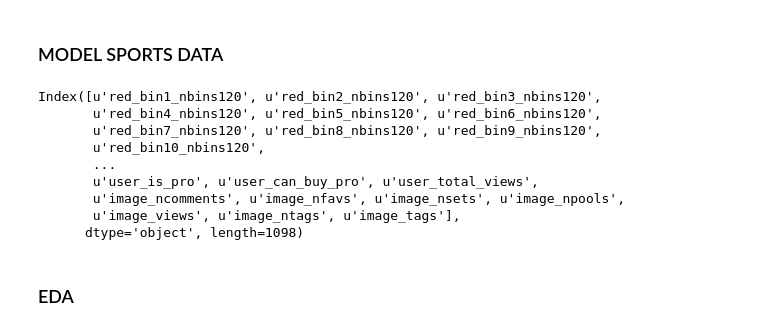
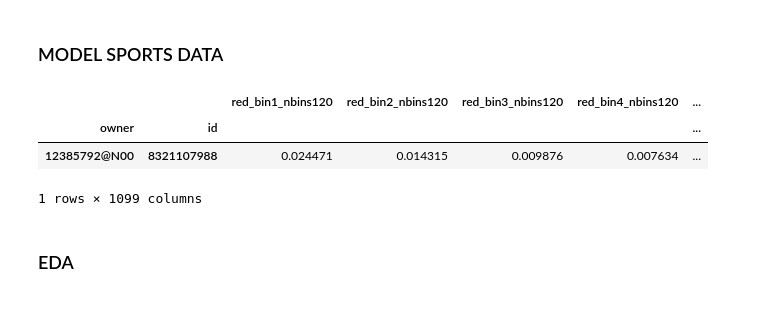
Before and after one commit to MPMakris/Photo_Pro, a Jupyter notebook: notebooks/MODELING.ipynb, the cells around one changed output. Cells and saved outputs as stored; diff of their text form; code cells hidden in the pictures.

```diff
--- a/notebooks/MODELING.ipynb
+++ b/notebooks/MODELING.ipynb
@@ -28,18 +28,13 @@ target_columns
 df = df_features.join(df_targets, how='inner')
 
 df.dropna(axis=0, inplace=True)
-# %%
-df.columns
-# %% [output]
-Index([u'red_bin1_nbins120', u'red_bin2_nbins120', u'red_bin3_nbins120',
-       u'red_bin4_nbins120', u'red_bin5_nbins120', u'red_bin6_nbins120',
-       u'red_bin7_nbins120', u'red_bin8_nbins120', u'red_bin9_nbins120',
-       u'red_bin10_nbins120',
-       ...
-       u'user_is_pro', u'user_can_buy_pro', u'user_total_views',
-       u'image_ncomments', u'image_nfavs', u'image_nsets', u'image_npools',
-       u'image_views', u'image_ntags', u'image_tags'],
-      dtype='object', length=1098)
+# %%
+df.head(1)
+# %% [output]
+|  |  | red_bin1_nbins120 | red_bin2_nbins120 | red_bin3_nbins120 | red_bin4_nbins120 | ... |
+| owner | id |  |  |  |  | ... |
+| 12385792@N00 | 8321107988 | 0.024471 | 0.014315 | 0.009876 | 0.007634 | ... |
+1 rows × 1099 columns
 # %% [markdown]
 ### EDA
 # %%
```
Also changed, not shown: 4 other files.
